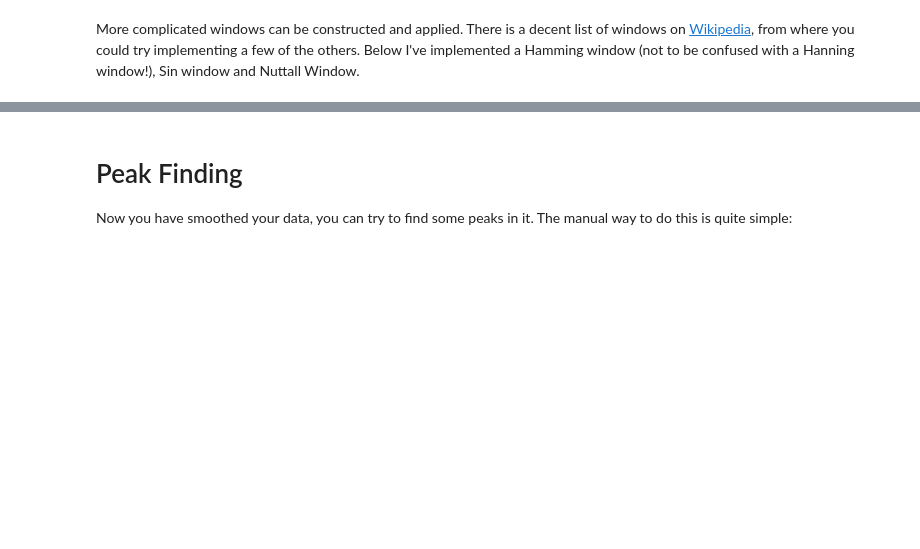
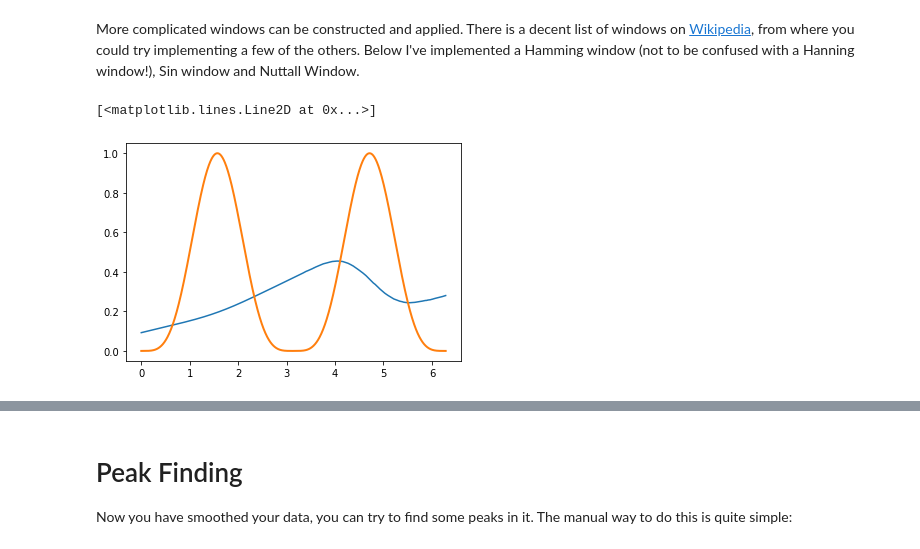
Before and after one commit to rrr-uom-projects/ManchesterBioinformaticsCourse_Student, a Jupyter notebook: Day1/Slides/PythonBasicsReference.ipynb, the cells around one changed output, grey strips where cells are left out. Saved outputs shown, nothing was run; the diff lists cells and outputs as text; code cells hidden in the pictures; blank space fills up the shorter version.

```diff
--- a/Day1/Slides/PythonBasicsReference.ipynb
+++ b/Day1/Slides/PythonBasicsReference.ipynb
@@ -718,11 +731,14 @@ More complicated windows can be constructed and applied. There is a decent list
 # %%
 # Hamming window
 alpha = 0.54
 beta = 1.0 - alpha
-N = xValues.shape[0]/32
+N = xValues.shape[0]
 HW = np.array([2.0*np.pi*i / (N-1) for i in range(0, N)])
 hwConvolved = np.convolve(HW/HW.sum(), sinWithRealNoise, mode='same')
 plt.plot(xValues, hwConvolved)
 plt.plot(xValues, sin4, linewidth=2)
+# %% [output]
+[<matplotlib.lines.Line2D at 0x...>]
+[figure, added]
 # %%
 # Sin window
```
Also changed, not shown: parts of 7 cells of this notebook, 2 other files.
